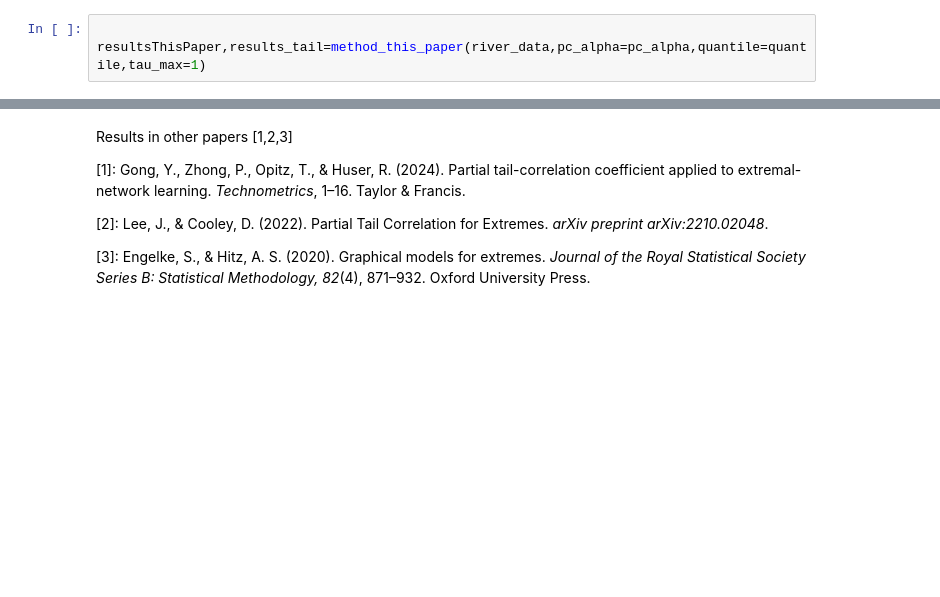
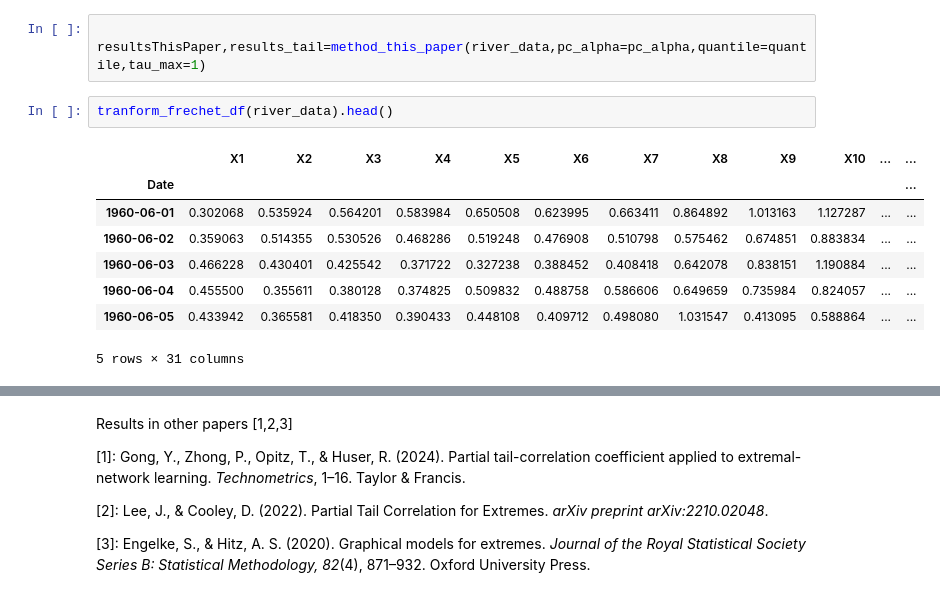
Before and after one commit to junshujiang/tailSCM, a Jupyter notebook: tutorial3_applicationDanube.ipynb, the cells around one changed output, grey strips where cells are left out. Cells and saved outputs as stored; diff of their text form; blank space fills up the shorter version.

```diff
--- a/tutorial3_applicationDanube.ipynb
+++ b/tutorial3_applicationDanube.ipynb
@@ -32,3 +32,14 @@ river_data=datas["ComTSs"].set_index('Date')
 # %%
 
 resultsThisPaper,results_tail=method_this_paper(river_data,pc_alpha=pc_alpha,quantile=quantile,tau_max=1)
+# %%
+tranform_frechet_df(river_data).head()
+# %% [output]
+|  | X1 | X2 | X3 | X4 | X5 | X6 | X7 | X8 | X9 | X10 | ... | ... |
+| Date |  |  |  |  |  |  |  |  |  |  |  | ... |
+| 1960-06-01 | 0.302068 | 0.535924 | 0.564201 | 0.583984 | 0.650508 | 0.623995 | 0.663411 | 0.864892 | 1.013163 | 1.127287 | ... | ... |
+| 1960-06-02 | 0.359063 | 0.514355 | 0.530526 | 0.468286 | 0.519248 | 0.476908 | 0.510798 | 0.575462 | 0.674851 | 0.883834 | ... | ... |
+| 1960-06-03 | 0.466228 | 0.430401 | 0.425542 | 0.371722 | 0.327238 | 0.388452 | 0.408418 | 0.642078 | 0.838151 | 1.190884 | ... | ... |
+| 1960-06-04 | 0.455500 | 0.355611 | 0.380128 | 0.374825 | 0.509832 | 0.488758 | 0.586606 | 0.649659 | 0.735984 | 0.824057 | ... | ... |
+| 1960-06-05 | 0.433942 | 0.365581 | 0.418350 | 0.390433 | 0.448108 | 0.409712 | 0.498080 | 1.031547 | 0.413095 | 0.588864 | ... | ... |
+5 rows × 31 columns
```
Also changed, not shown: parts of 3 cells of this notebook, 2 other files.
